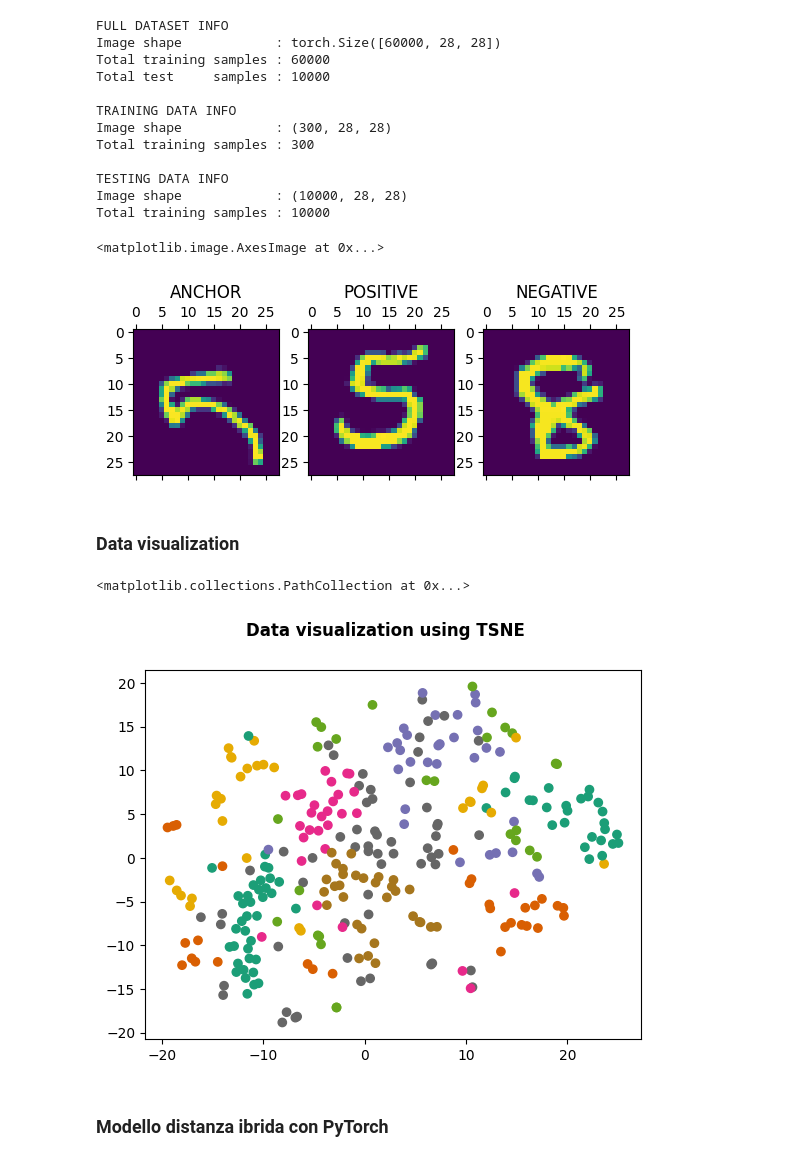
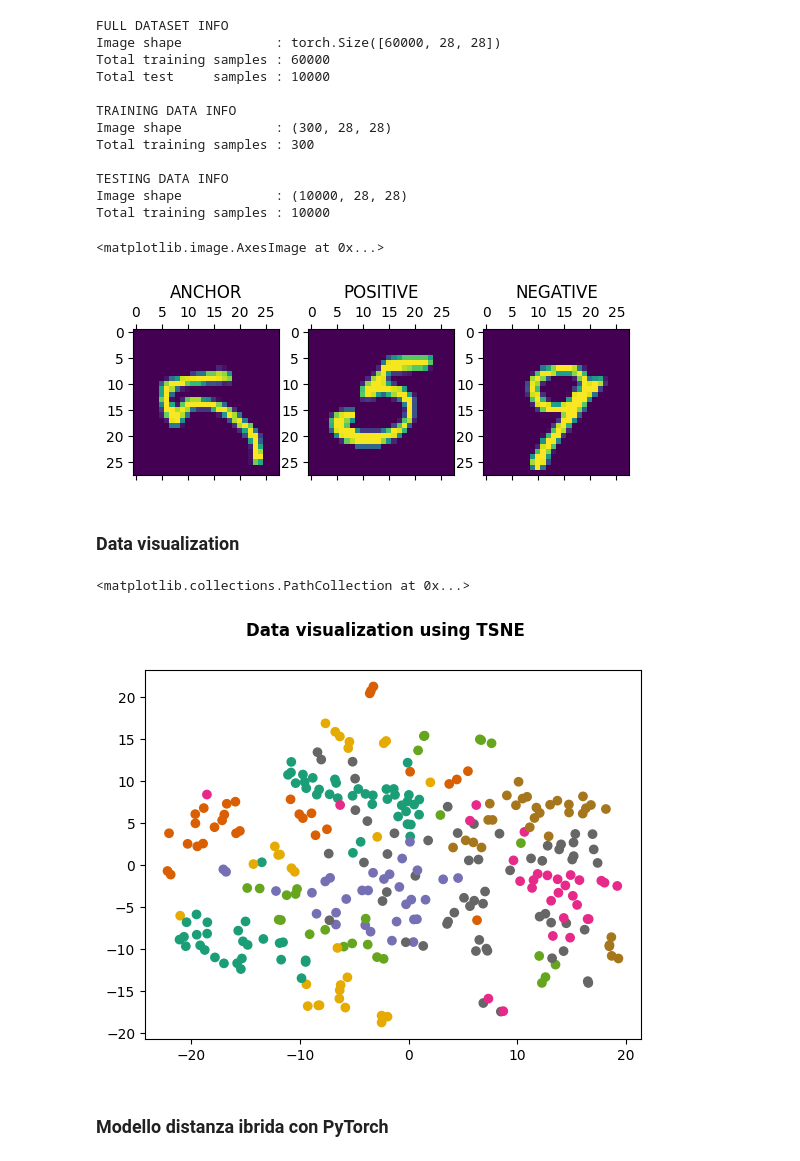
Before and after one commit to holderekt/triqlet, a Jupyter notebook: QuantumTripletLossSwap.ipynb, the cells around one changed output. Drawn from its saved outputs; the diff is of its cells as text; code cells hidden in the pictures.

Commit message:
TripletDataset Loader and code integration in testing unit

```diff
--- a/QuantumTripletLossSwap.ipynb
+++ b/QuantumTripletLossSwap.ipynb
@@ -282,20 +189,22 @@ class MNIST_Distance_Dataset_Triplet_Loss(Dataset):
 # %%
-t = MNIST_Distance_Dataset_Triplet_Loss(X, y)
+from triqlet.triplet.datasets import TripletImageDataset
+
+t = TripletImageDataset(X, y, NUM_CLASSES, transforms.ToTensor())
 
 anchor, pos, neg = t[0]
 fig, axs = plt.subplots(1,3)
 
 axs[0].set_title("ANCHOR")
 axs[0].matshow(anchor.squeeze(0))
 
 axs[1].set_title("POSITIVE")
 axs[1].matshow(pos.squeeze(0))
 
 axs[2].set_title("NEGATIVE")
 axs[2].matshow(neg.squeeze(0))
 # %% [output]
 <matplotlib.image.AxesImage at 0x...>
-[figure, old version]
+[figure, new version]
 # %% [markdown]
 ### Data visualization
 # %%
@@ -308,6 +217,6 @@ fig.suptitle("Data visualization using TSNE", weight="bold")
 ax.scatter(vis_x[:,0], vis_x[:,1], c=t.target, cmap='Dark2')
 # %% [output]
 <matplotlib.collections.PathCollection at 0x...>
-[figure, old version]
+[figure, new version]
 # %% [markdown]
 ### Modello distanza ibrida con PyTorch
```
Also changed, not shown: parts of 14 cells of this notebook, 8 other files.
